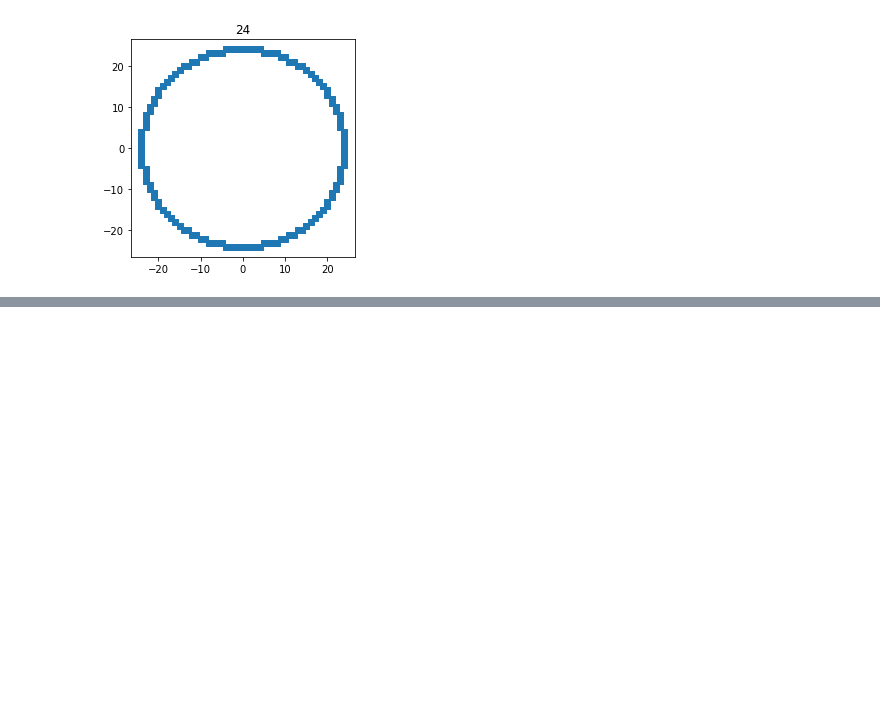
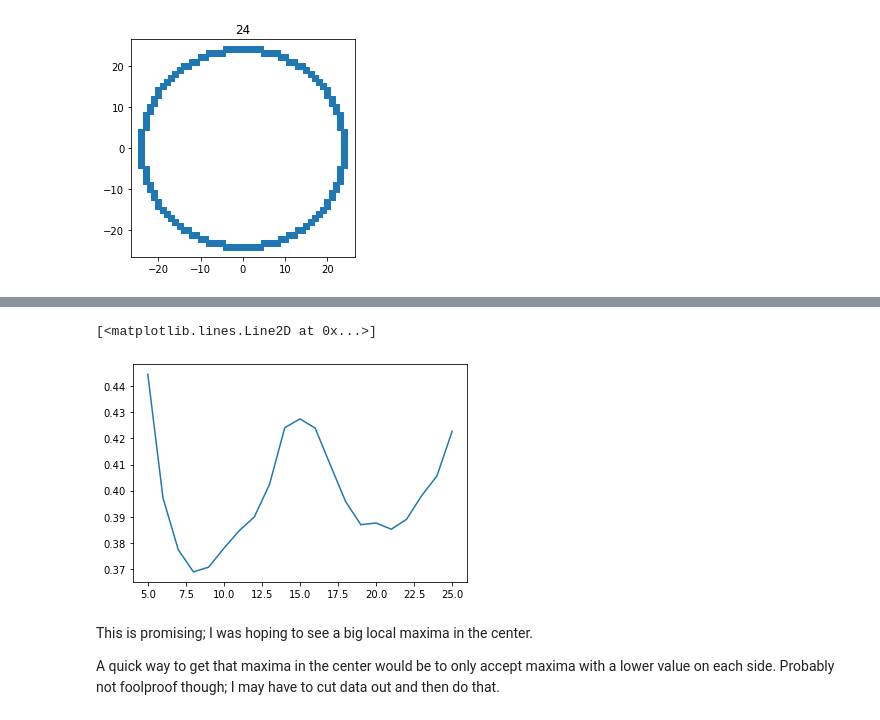
Before and after one commit to johnmays/convection-cell-research, a Jupyter notebook: image_processing/ellipse_detection.ipynb, the cells around one changed output, grey strips where cells are left out. Saved outputs shown, nothing was run; the diff lists cells and outputs as text; code cells hidden in the pictures; blank space fills up the shorter version.

Commit message:
wrote around 1/2 of the algorithm.  Essentially working on one pixel

```diff
--- a/image_processing/ellipse_detection.ipynb
+++ b/image_processing/ellipse_detection.ipynb
@@ -84,0 +83,10 @@ plt.show()
+# %%
+# now, I want a function obtains a relationship between the average intensity over radii
+def getradialintensityfunction(image, center): #radii, circle_coordinates
+    intensities = np.zeros(len(radii))
+    for i in range(len(radii)):
+        sum_intensities = 0
+        for coordinate in circle_coordinates[i]:
+            sum_intensities += image[center[0]+coordinate[0], center[1]+coordinate[1]]
+        intensities[i] = sum_intensities/len(circle_coordinates[i]) # (average per pixel)
+    return intensities
@@ -84,0 +104,2 @@ plt.show()
+# %%
+intensities = getradialintensityfunction(downsized_frame1, test_coordinate)
@@ -84,0 +114,9 @@ plt.show()
+# %%
+plt.plot(radii, intensities)
+# %% [output]
+[<matplotlib.lines.Line2D at 0x...>]
+[figure, added]
+# %% [markdown]
+This is promising; I was hoping to see a big local maxima in the center.
+
+A quick way to get that maxima in the center would be to only accept maxima with a lower value on each side.  Probably not foolproof though; I may have to cut data out and then do that.
```
Also changed, not shown: parts of 10 cells of this notebook.
